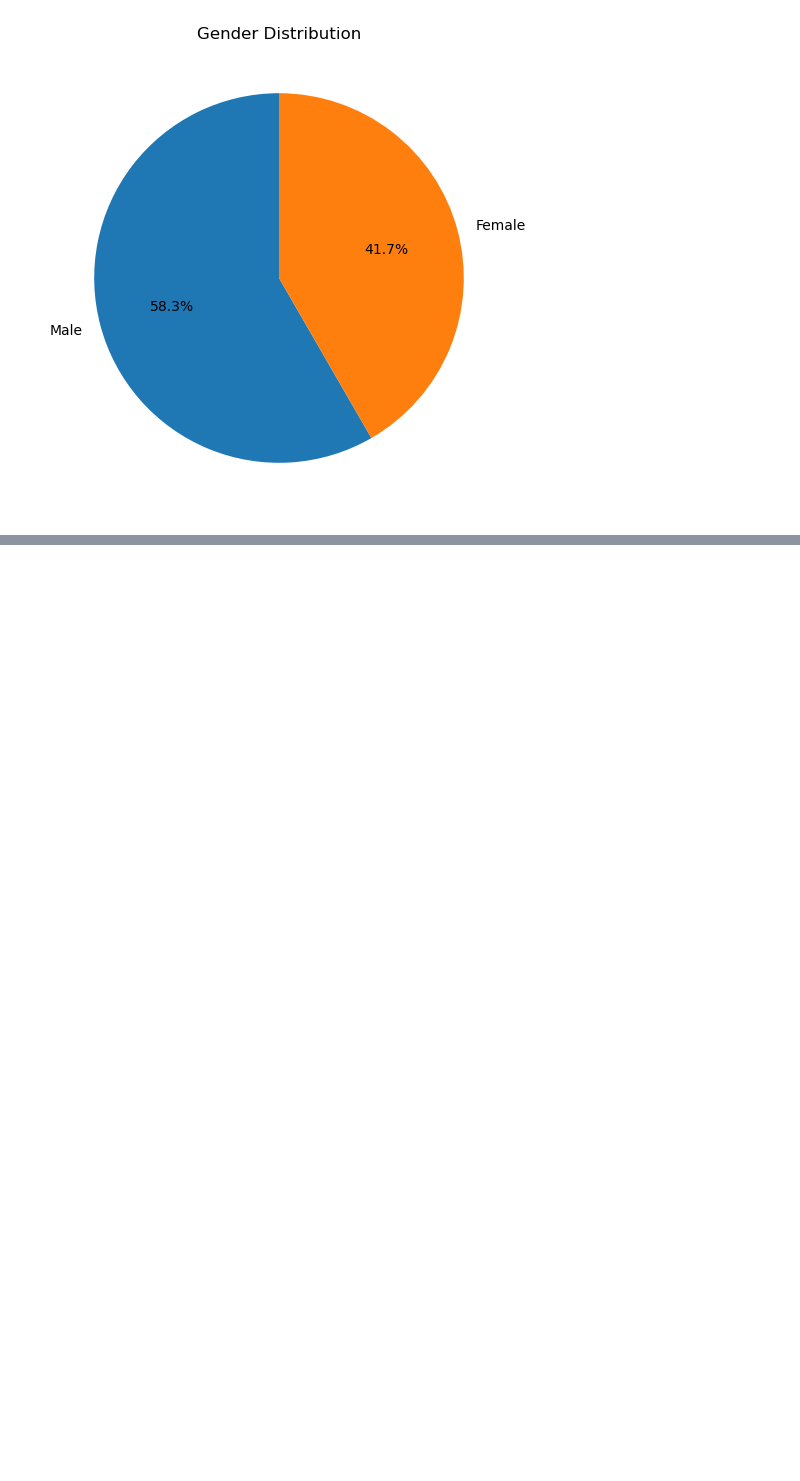
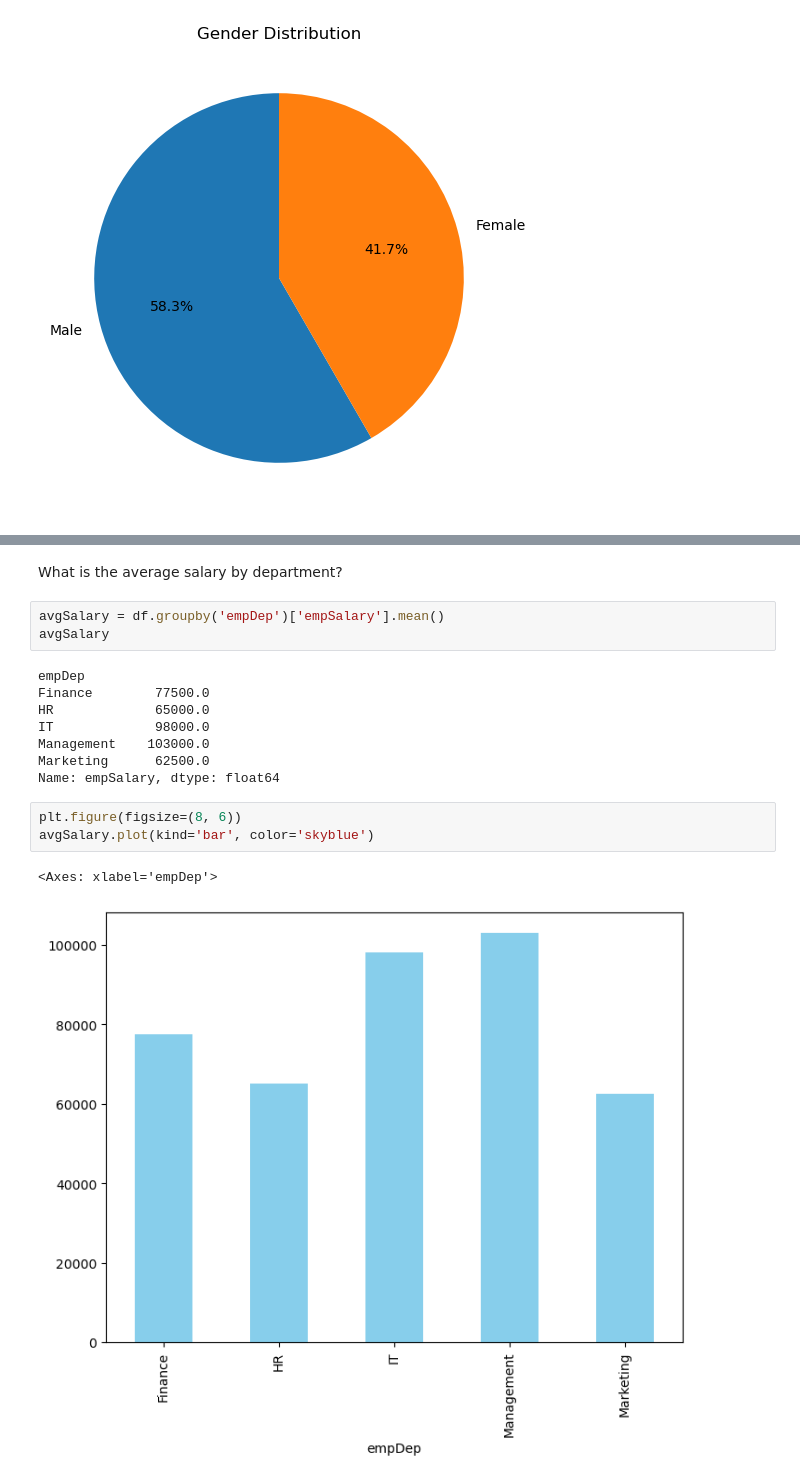
Before and after one commit to AbdullahWB/python, a Jupyter notebook: Mock_exam_solution/Problem Solve.ipynb, the cells around one changed output, grey strips where cells are left out. Drawn from its saved outputs; the diff is of its cells as text; blank space fills up the shorter version.

```diff
--- a/Mock_exam_solution/Problem Solve.ipynb
+++ b/Mock_exam_solution/Problem Solve.ipynb
@@ -386,0 +427,19 @@ Text(0.5, 1.0, 'Gender Distribution')
+# %% [markdown]
+What is the average salary by department?
+# %%
+avgSalary = df.groupby('empDep')['empSalary'].mean()
+avgSalary
+# %% [output]
+empDep
+Finance        77500.0
+HR             65000.0
+IT             98000.0
+Management    103000.0
+Marketing      62500.0
+Name: empSalary, dtype: float64
+# %%
+plt.figure(figsize=(8, 6))
+avgSalary.plot(kind='bar', color='skyblue')
+# %% [output]
+<Axes: xlabel='empDep'>
+[figure, added]
```
Also changed, not shown: parts of 28 cells of this notebook, 1 other file.
